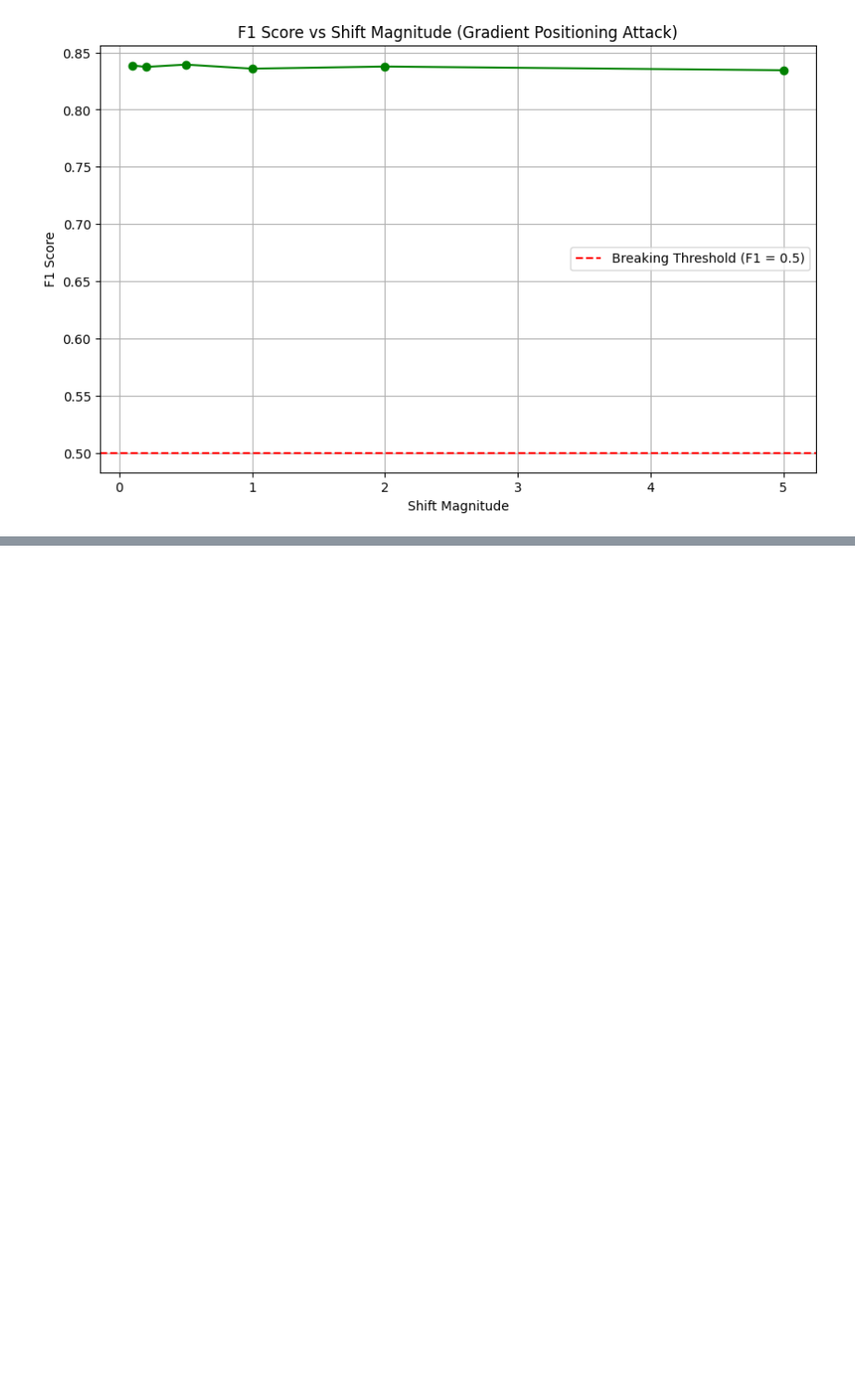
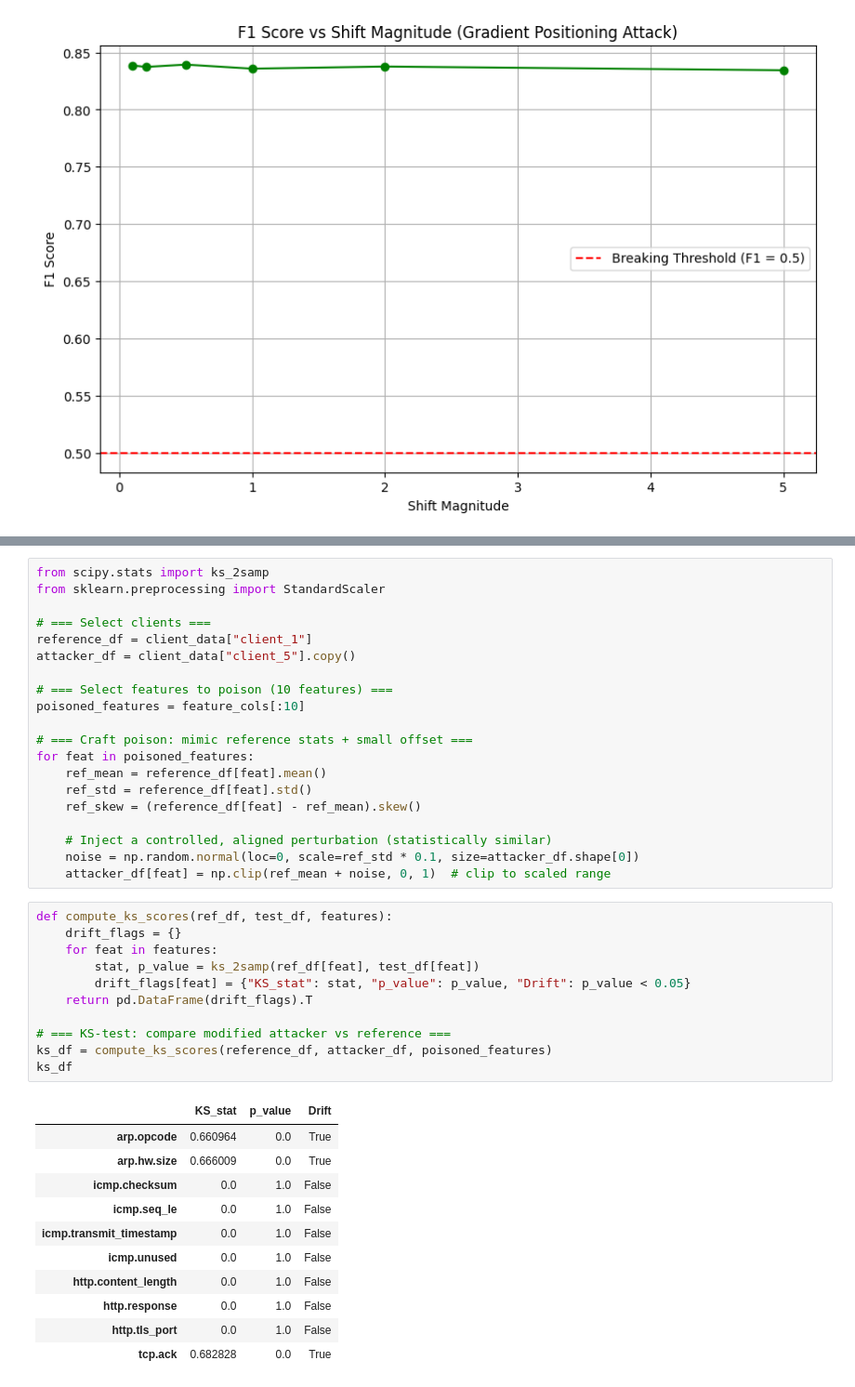
Before and after one commit to aztecx/FL-IDS-Surveillance, a Jupyter notebook: notebooks/07_Targetted_Adversarial_Robustness.ipynb, the cells around one changed output, grey strips where cells are left out. Shown: that part at 93% size. Drawn from its saved outputs; the diff is of its cells as text; blank space fills up the shorter version.

```diff
--- a/notebooks/07_Targetted_Adversarial_Robustness.ipynb
+++ b/notebooks/07_Targetted_Adversarial_Robustness.ipynb
@@ -457,0 +663,43 @@ plt.show()
+# %%
+from scipy.stats import ks_2samp
+from sklearn.preprocessing import StandardScaler
+
+# === Select clients ===
+reference_df = client_data["client_1"]
+attacker_df = client_data["client_5"].copy()
+
+# === Select features to poison (10 features) ===
+poisoned_features = feature_cols[:10]
+
+# === Craft poison: mimic reference stats + small offset ===
+for feat in poisoned_features:
+    ref_mean = reference_df[feat].mean()
+    ref_std = reference_df[feat].std()
+    ref_skew = (reference_df[feat] - ref_mean).skew()
+
+    # Inject a controlled, aligned perturbation (statistically similar)
+    noise = np.random.normal(loc=0, scale=ref_std * 0.1, size=attacker_df.shape[0])
+    attacker_df[feat] = np.clip(ref_mean + noise, 0, 1)  # clip to scaled range
+# %%
+def compute_ks_scores(ref_df, test_df, features):
+    drift_flags = {}
+    for feat in features:
+        stat, p_value = ks_2samp(ref_df[feat], test_df[feat])
+        drift_flags[feat] = {"KS_stat": stat, "p_value": p_value, "Drift": p_value < 0.05}
+    return pd.DataFrame(drift_flags).T
+
+# === KS-test: compare modified attacker vs reference ===
+ks_df = compute_ks_scores(reference_df, attacker_df, poisoned_features)
+ks_df
+# %% [output]
+|  | KS_stat | p_value | Drift |
+| arp.opcode | 0.660964 | 0.0 | True |
+| arp.hw.size | 0.666009 | 0.0 | True |
+| icmp.checksum | 0.0 | 1.0 | False |
+| icmp.seq_le | 0.0 | 1.0 | False |
+| icmp.transmit_timestamp | 0.0 | 1.0 | False |
+| icmp.unused | 0.0 | 1.0 | False |
+| http.content_length | 0.0 | 1.0 | False |
+| http.response | 0.0 | 1.0 | False |
+| http.tls_port | 0.0 | 1.0 | False |
+| tcp.ack | 0.682828 | 0.0 | True |
```
Also changed, not shown: parts of 10 cells of this notebook, 1 other file.
